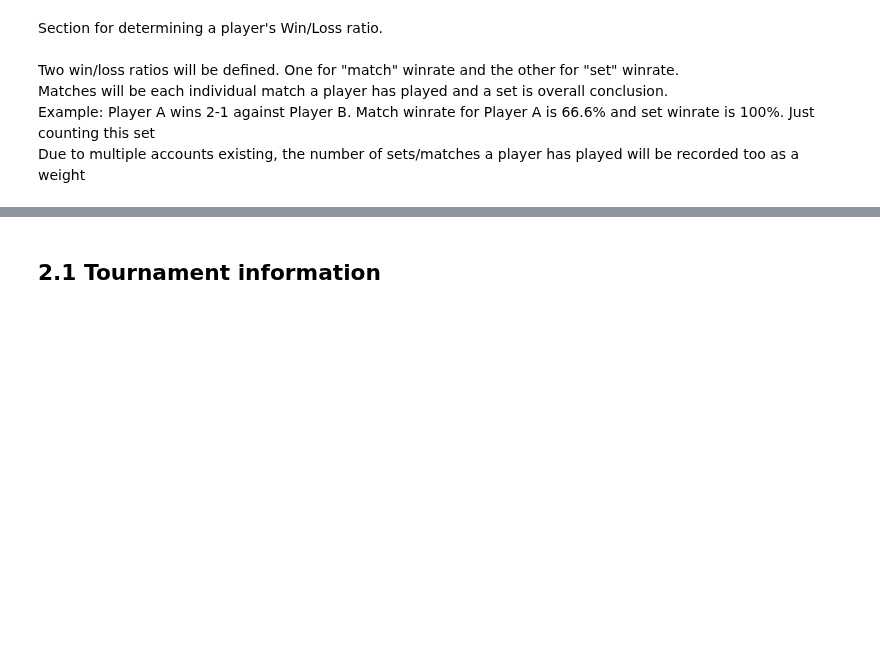
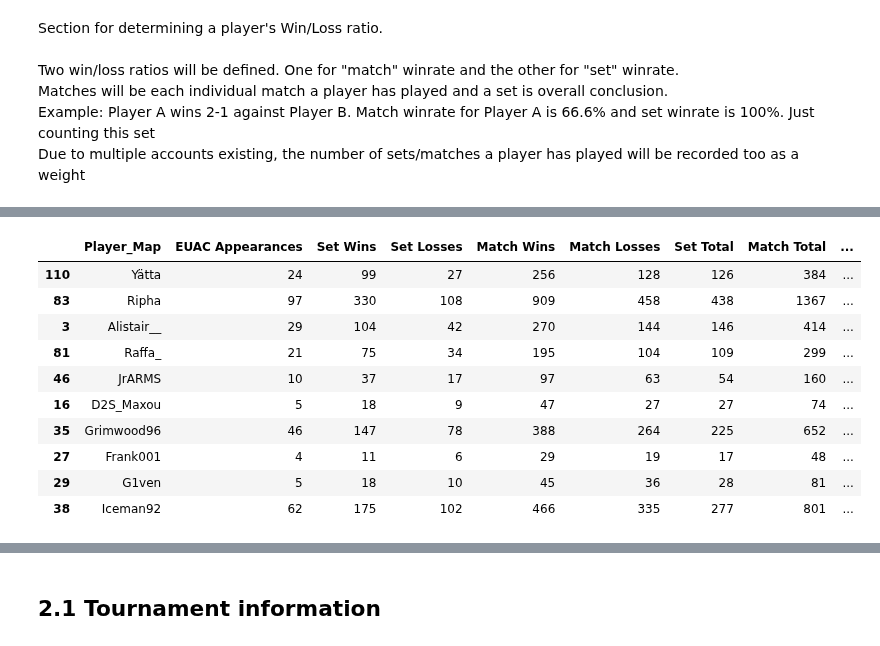
Before and after one commit to DarrenCCT/Tournament-Analysis, a Jupyter notebook: EUAC - Analysis.ipynb, the cells around one changed output, grey strips where cells are left out. Drawn from its saved outputs; the diff is of its cells as text; code cells hidden in the pictures; blank space fills up the shorter version.

```diff
--- a/EUAC - Analysis.ipynb
+++ b/EUAC - Analysis.ipynb
@@ -336,0 +317,10 @@ playerdf[playerdf["EUAC Appearances"] > 5].sort_values(by="Set Winrate", ascendi
+# %%
+statsdf = playerdf.copy()
+# %%
+statsdf = statsdf.groupby("Player_Map").agg({
+    "EUAC Appearances": "sum",
+    "Set Wins": "sum",
+    "Set Losses": "sum",
+    "Match Wins": "sum",
+    "Match Losses": "sum"
+}).reset_index()
@@ -336,0 +336,19 @@ playerdf[playerdf["EUAC Appearances"] > 5].sort_values(by="Set Winrate", ascendi
+# %%
+statsdf["Set Total"] = statsdf.apply(lambda x: x["Set Wins"] + x["Set Losses"], axis=1)
+statsdf["Match Total"] = statsdf.apply(lambda x: x["Match Wins"] + x["Match Losses"], axis=1)
+statsdf["Set Winrate"] = statsdf.apply(lambda x: (x["Set Wins"]/x["Set Total"])*100, axis=1)
+statsdf["Match Winrate"] = statsdf.apply(lambda x: (x["Match Wins"]/x["Match Total"])*100, axis=1)
+# %%
+statsdf[statsdf["EUAC Appearances"] > 1].sort_values(by="Set Winrate", ascending=False).head(10)
+# %% [output]
+|  | Player_Map | EUAC Appearances | Set Wins | Set Losses | Match Wins | Match Losses | Set Total | Match Total | ... |
+| 110 | Yätta | 24 | 99 | 27 | 256 | 128 | 126 | 384 | ... |
+| 83 | Ripha | 97 | 330 | 108 | 909 | 458 | 438 | 1367 | ... |
+| 3 | Alistair__ | 29 | 104 | 42 | 270 | 144 | 146 | 414 | ... |
+| 81 | Raffa_ | 21 | 75 | 34 | 195 | 104 | 109 | 299 | ... |
+| 46 | JrARMS | 10 | 37 | 17 | 97 | 63 | 54 | 160 | ... |
+| 16 | D2S_Maxou | 5 | 18 | 9 | 47 | 27 | 27 | 74 | ... |
+| 35 | Grimwood96 | 46 | 147 | 78 | 388 | 264 | 225 | 652 | ... |
+| 27 | Frank001 | 4 | 11 | 6 | 29 | 19 | 17 | 48 | ... |
+| 29 | G1ven | 5 | 18 | 10 | 45 | 36 | 28 | 81 | ... |
+| 38 | Iceman92 | 62 | 175 | 102 | 466 | 335 | 277 | 801 | ... |
```
Also changed, not shown: parts of 7 cells of this notebook.
